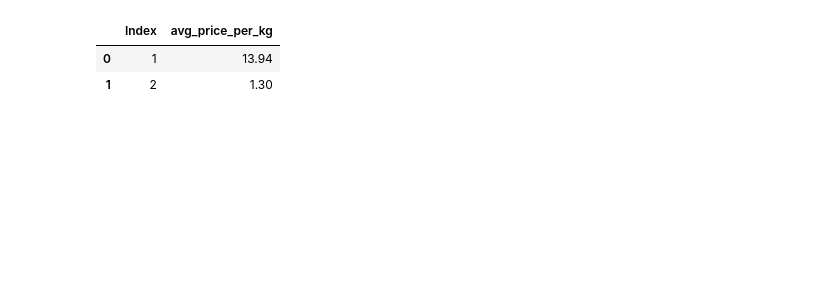
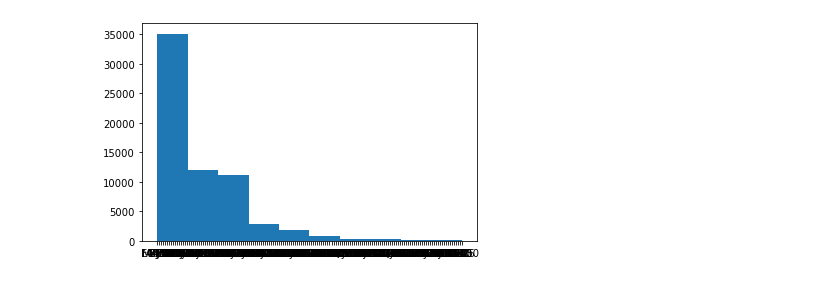
Before and after one commit to Peniel26/regression_JM1_DSFT, a Jupyter notebook: regression_notebook.ipynb, the cells around one changed output. Cells and saved outputs as stored; diff of their text form; code cells hidden in the pictures; blank space fills up the shorter version.

```diff
--- a/regression_notebook.ipynb
+++ b/regression_notebook.ipynb
@@ -1,9 +1,11 @@
 # %%
 #Lets have a look at our data
 import pandas as pd
+import numpy as np
+import matplotlib.pyplot as plt
+import seaborn as sns
 
-df_test = pd.read_csv('df-test_set.csv', index_col=0)
+df_train = pd.read_csv('df-train_set.csv', index_col=0)
 
-display(df_test) #general overview
-print(df_test.info()) #better insight into the datatype for each column
+df_train.info()
 # %% [output]
@@ -44,5 +30,0 @@ None
-# %%
-df_train = pd.read_csv('df-train_set.csv')
-
-display(df_train)
-print(df_train.info())
@@ -80,8 +31,5 @@ None
-# %%
-sample = pd.read_csv('sample_submission.csv')
-
-sample #our end result should look somethng similar
-# %% [output]
-|  | Index | avg_price_per_kg |
-| 0 | 1 | 13.94 |
-| 1 | 2 | 1.30 |
+# %%
+plt.hist(df_train.Container)
+plt.show()
+# %% [output]
+[figure, added]
```
Also changed, not shown: parts of 2 cells of this notebook.
